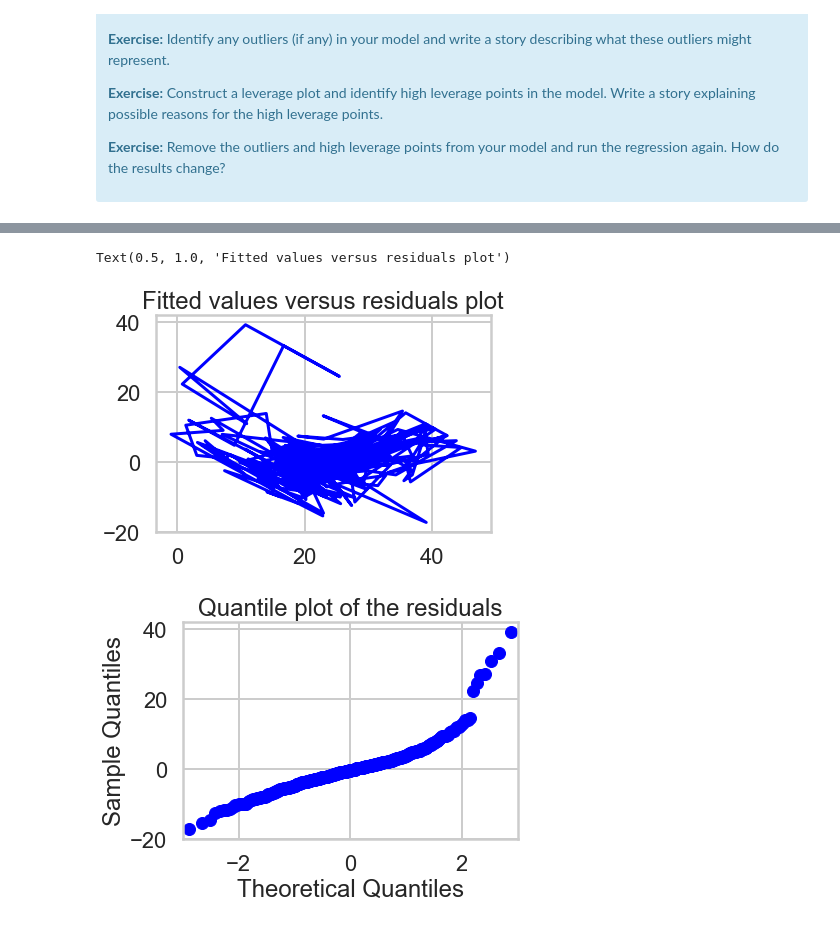
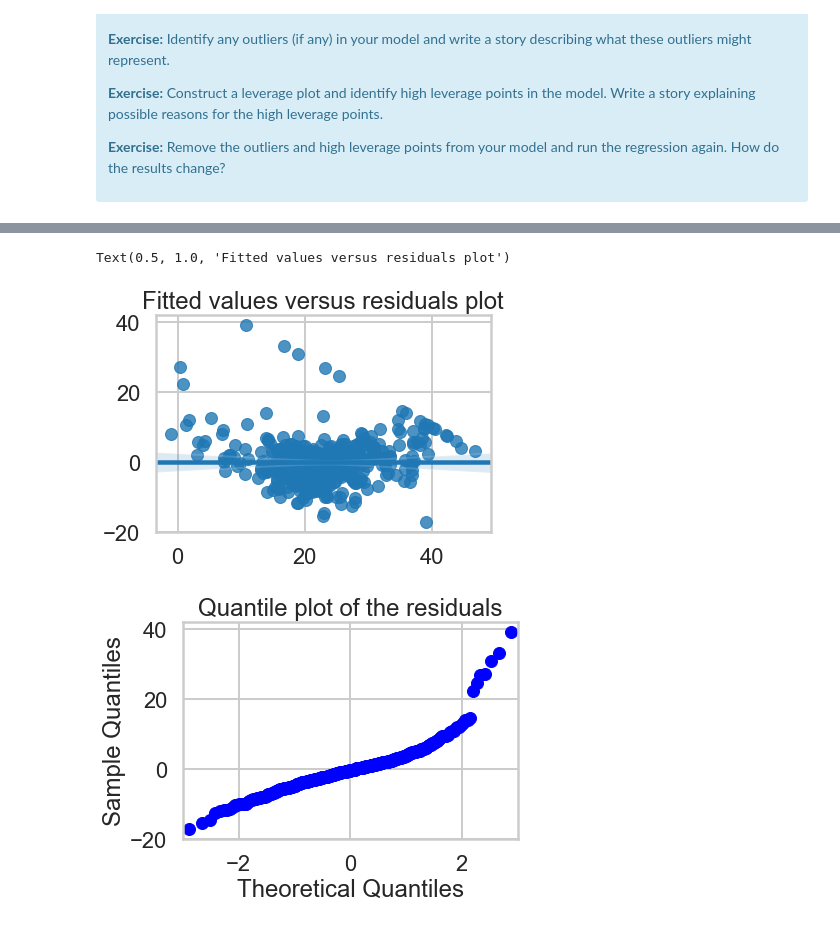
Before and after one commit to alexa-ai/sb-capstone-project1, a Jupyter notebook: Mini_Project_Linear_Regression.ipynb, the cells around one changed output, grey strips where cells are left out. Saved outputs shown, nothing was run; the diff lists cells and outputs as text; code cells hidden in the pictures.

```diff
--- a/Mini_Project_Linear_Regression.ipynb
+++ b/Mini_Project_Linear_Regression.ipynb
@@ -917,11 +917,11 @@ Covariance Type:            nonrobust
 Warnings:
 [1] Standard Errors assume that the covariance matrix of the errors is correctly specified.
 # %%
-plt.plot(m.fittedvalues, m.resid, 'b')
+sns.regplot(m.fittedvalues, m.resid, fit_reg=True)
 plt.title("Fitted values versus residuals plot")
 # %% [output]
 Text(0.5, 1.0, 'Fitted values versus residuals plot')
-[figure, old version]
+[figure, new version]
 # %%
 #quantile plot of the residuals
 fig = sm.qqplot(m.resid)
```
Also changed, not shown: parts of 7 cells of this notebook.
